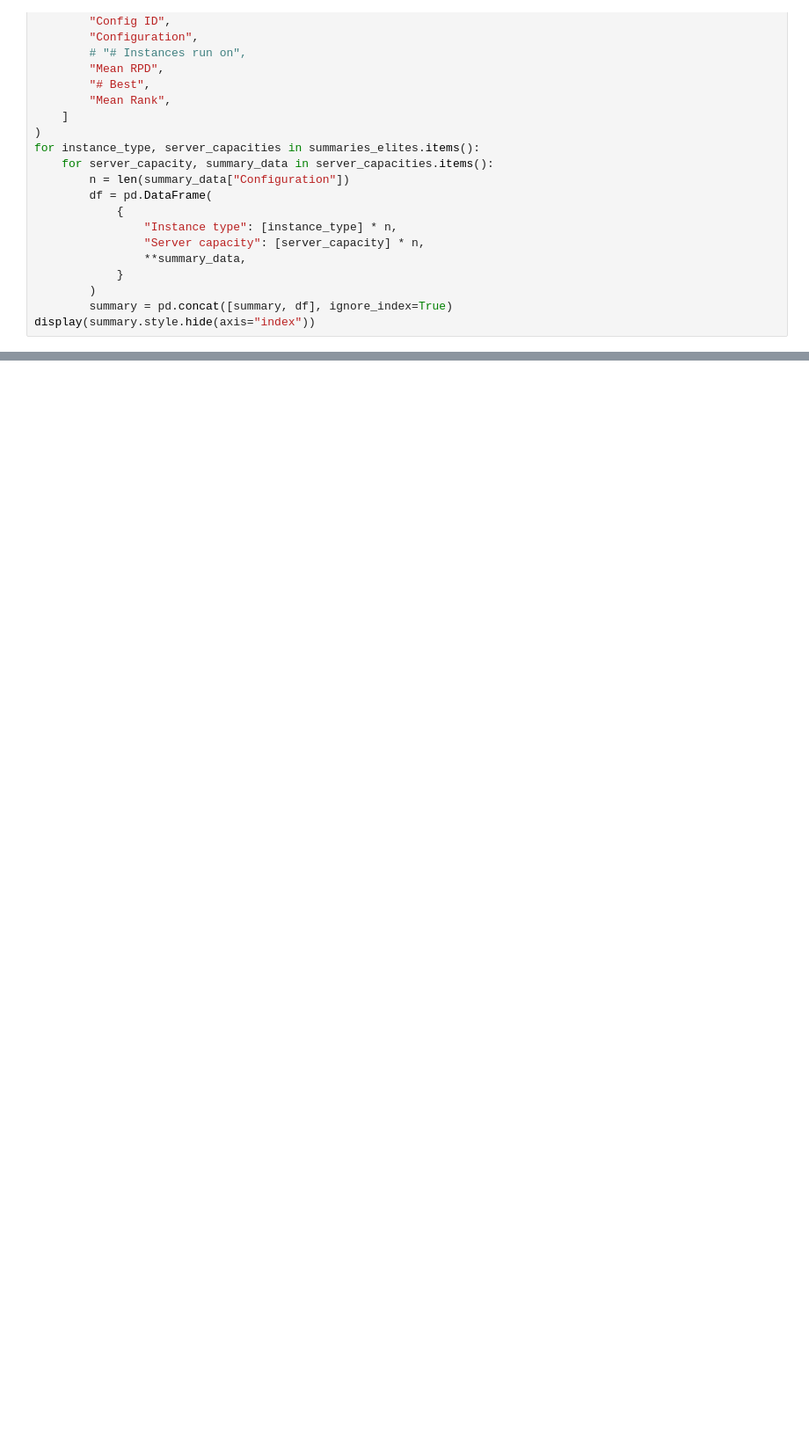
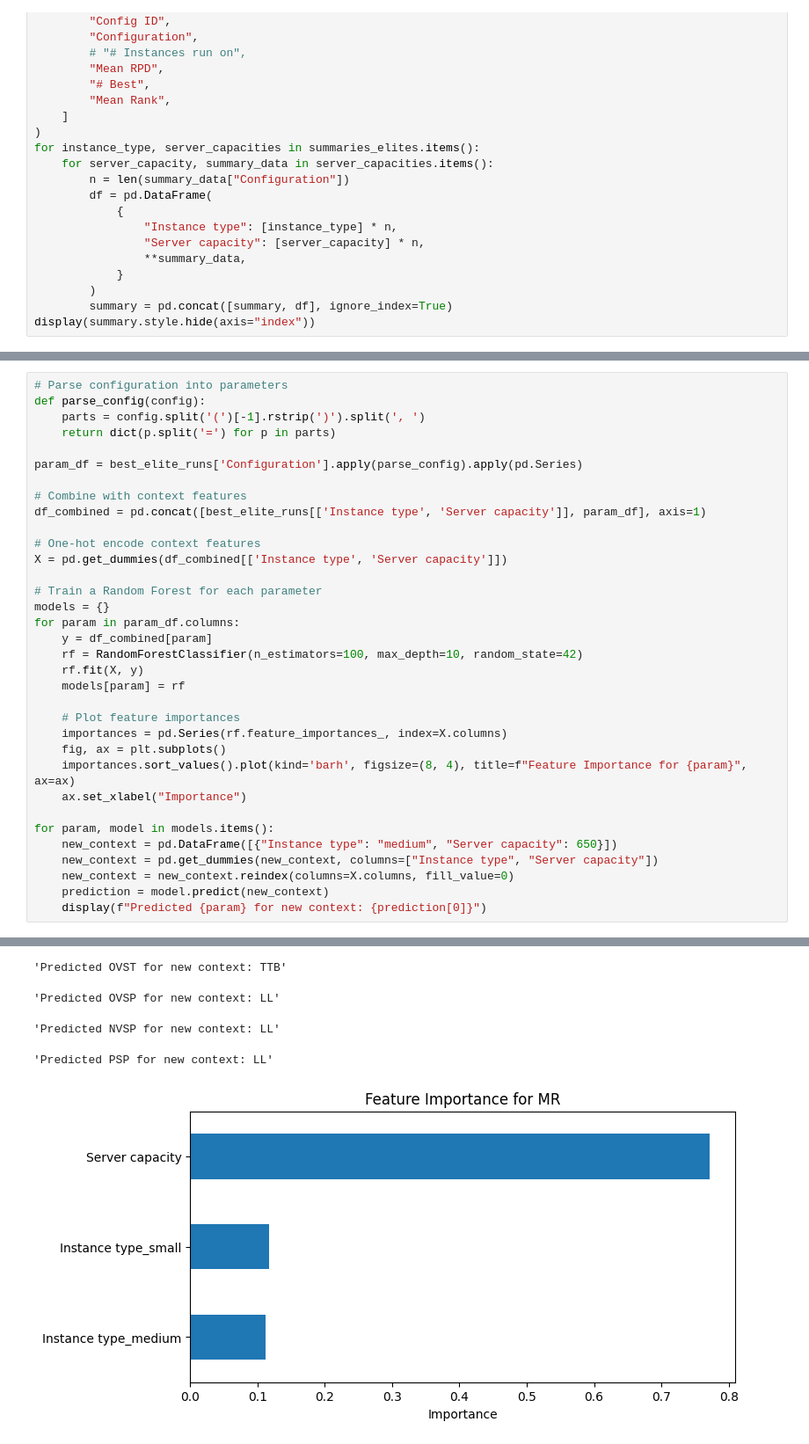
Before and after one commit to codeurjc/FacebookVideosLive18-Analysis, a Jupyter notebook: irace.ipynb, the cells around one changed output, grey strips where cells are left out. Shown at 88% size. Cells and saved outputs as stored; diff of their text form; blank space fills up the shorter version.

```diff
--- a/irace.ipynb
+++ b/irace.ipynb
@@ -809,0 +927,35 @@ to_latex_table(avgs_all, filename="alt_results_all.tex")
+# %%
+# Parse configuration into parameters
+def parse_config(config):
+    parts = config.split('(')[-1].rstrip(')').split(', ')
+    return dict(p.split('=') for p in parts)
+
+param_df = best_elite_runs['Configuration'].apply(parse_config).apply(pd.Series)
+
+# Combine with context features
+df_combined = pd.concat([best_elite_runs[['Instance type', 'Server capacity']], param_df], axis=1)
+
+# One-hot encode context features
+X = pd.get_dummies(df_combined[['Instance type', 'Server capacity']])
+
+# Train a Random Forest for each parameter
+models = {}
+for param in param_df.columns:
+    y = df_combined[param]
+    rf = RandomForestClassifier(n_estimators=100, max_depth=10, random_state=42)
+    rf.fit(X, y)
+    models[param] = rf
+
+    # Plot feature importances
+    importances = pd.Series(rf.feature_importances_, index=X.columns)
+    fig, ax = plt.subplots()
+    importances.sort_values().plot(kind='barh', figsize=(8, 4), title=f"Feature Importance for {param}", ax=ax)
+    ax.set_xlabel("Importance")
+
+for param, model in models.items():
+    new_context = pd.DataFrame([{"Instance type": "medium", "Server capacity": 650}])
+    new_context = pd.get_dummies(new_context, columns=["Instance type", "Server capacity"])
+    new_context = new_context.reindex(columns=X.columns, fill_value=0)
+    prediction = model.predict(new_context)
+    display(f"Predicted {param} for new context: {prediction[0]}")
+# %% [output]
@@ -809,0 +966,5 @@ to_latex_table(avgs_all, filename="alt_results_all.tex")
+'Predicted OVST for new context: TTB'
+'Predicted OVSP for new context: LL'
+'Predicted NVSP for new context: LL'
+'Predicted PSP for new context: LL'
+[figure, added]
```
Also changed, not shown: parts of 11 cells of this notebook.
